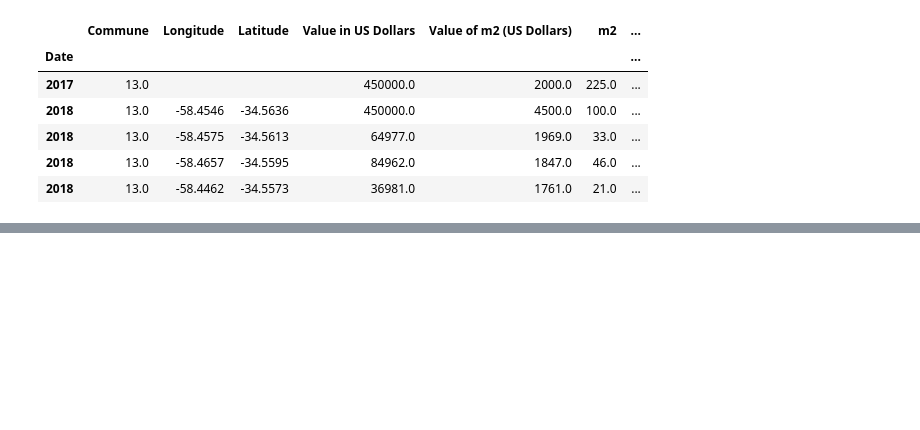
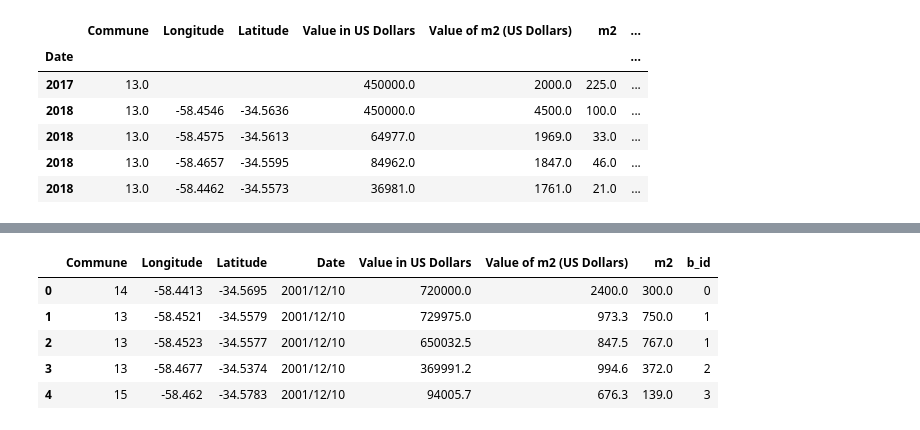
Before and after one commit to buenos-casa/data, a Jupyter notebook: prop_data/property_values.ipynb, the cells around one changed output, grey strips where cells are left out. Drawn from its saved outputs; the diff is of its cells as text; code cells hidden in the pictures; blank space fills up the shorter version.

```diff
--- a/prop_data/property_values.ipynb
+++ b/prop_data/property_values.ipynb
@@ -299,0 +317,13 @@ belgrano.tail()
+# %%
+barrio_df = pd.read_csv('../barrio_table.csv')
+df['b_id'] = [int(barrio_df[barrio_df.Barrio == i].id) for i in df.Barrio]
+df = df.drop('Barrio', axis=1)
+# %%
+df.head()
+# %% [output]
+|  | Commune | Longitude | Latitude | Date | Value in US Dollars | Value of m2 (US Dollars) | m2 | b_id |
+| 0 | 14 | -58.4413 | -34.5695 | 2001/12/10 | 720000.0 | 2400.0 | 300.0 | 0 |
+| 1 | 13 | -58.4521 | -34.5579 | 2001/12/10 | 729975.0 | 973.3 | 750.0 | 1 |
+| 2 | 13 | -58.4523 | -34.5577 | 2001/12/10 | 650032.5 | 847.5 | 767.0 | 1 |
+| 3 | 13 | -58.4677 | -34.5374 | 2001/12/10 | 369991.2 | 994.6 | 372.0 | 2 |
+| 4 | 15 | -58.462 | -34.5783 | 2001/12/10 | 94005.7 | 676.3 | 139.0 | 3 |
```
Also changed, not shown: parts of 17 cells of this notebook, 4 other files.
